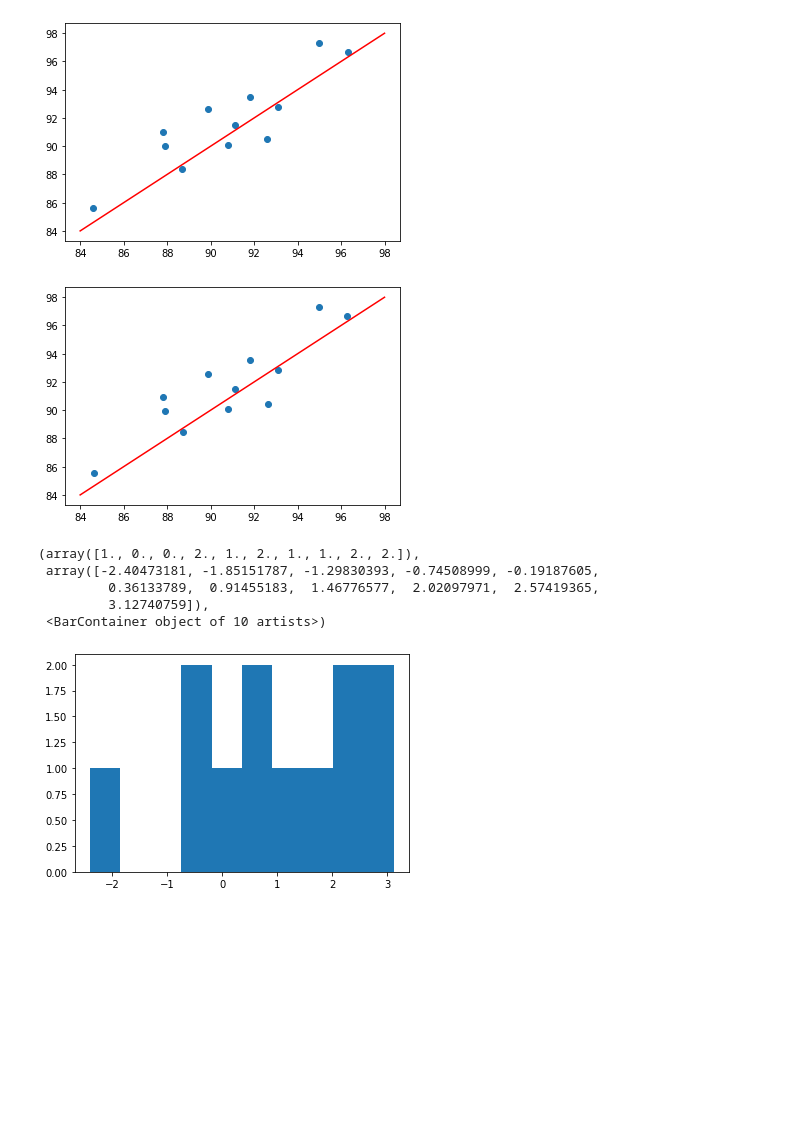
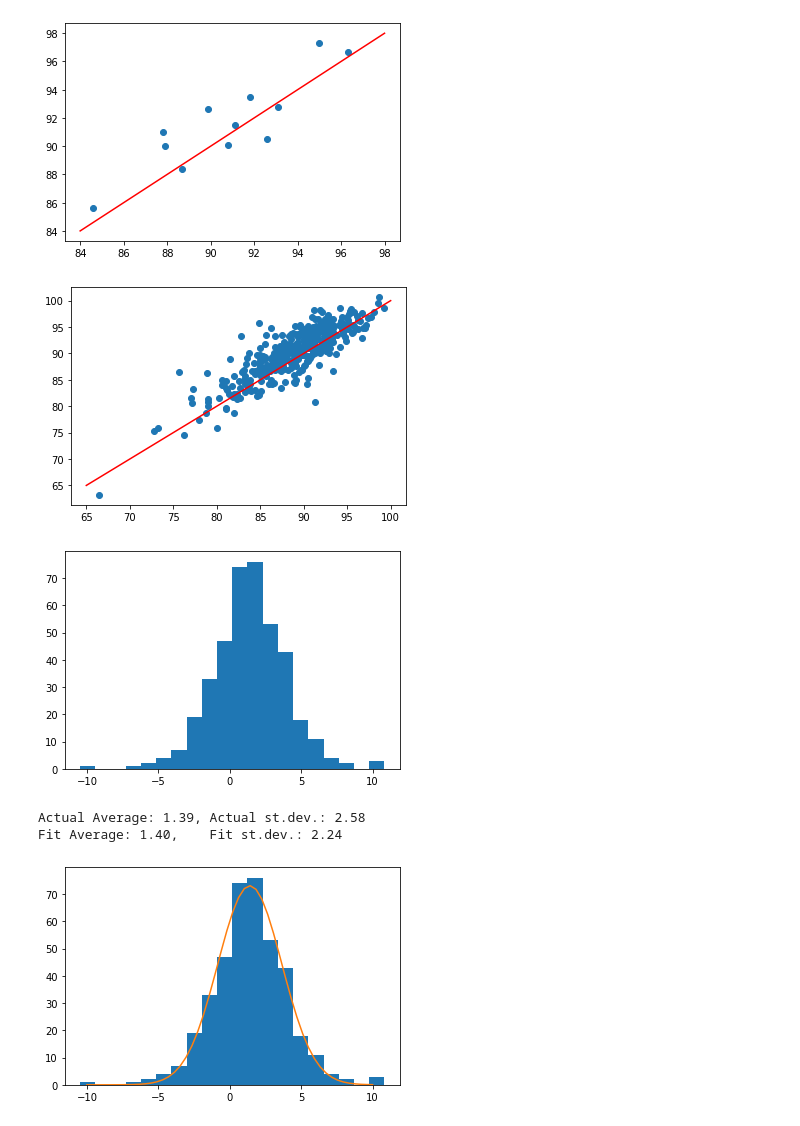
Before and after one commit to peckalec/SiPM-Studies, a Jupyter notebook: ConvertToP2P.ipynb, the cells around one changed output. Drawn from its saved outputs; the diff is of its cells as text; code cells hidden in the pictures; blank space fills up the shorter version.

```diff
--- a/ConvertToP2P.ipynb
+++ b/ConvertToP2P.ipynb
@@ -15,13 +15,13 @@ def waveform(x, C, start, m, end, A, d):
     funclist = [lambda x: C, lambda x: m*x+(C - m*start), lambda x: (A * np.exp(d * x) + (m*end + (C - m*start) - A * np.exp(d*end)))]
     return np.piecewise(x, condlist, funclist)
 # %%
-inputfile = "../CosmicCheck/1.txt"
-outputfile = '../CosmicCheck/P2Ps.txt'
+inputfile = "../TwofoldTrigger/5.txt"
+outputfile = '../TwofoldTrigger/ORtrig300.txt'
 filenumber = 1
-channelnum = [2,3,4] #DRS4 board channel, ranges 1 to 4 -- should be expanded to do multiple channels at once.
-eventview = False
+channelnum = [1,2,3,4] #DRS4 board channel, ranges 1 to 4 -- should be expanded to do multiple channels at once.
+eventview = True
 
-p0=[(),
+p0=[(0,100,1,110,300,-0.01),
     (0,100,1,110,300,-0.01),
     (0,100,1,110,40,-0.01),
     (0,100,1,110,40,-0.01)] #p0:C,start,m,end,A,d -- adjust start and end to match approx time of pulse falling edge
@@ -42,8 +42,8 @@ with open(outputfile, 'w') as w:
         with open(inputfile) as f:                            #modify to iterate through chosen filenames
             current_file = (f.read().split('-- Event'))
 
-        for j in range(1, len(current_file)):                  #iterate through events
-            print(f"Event: {j}",end="\r")
+        for j in range(1, 10):                  #iterate through events
+
             time = np.array([])
             voltage = [np.array([])]*4
             lines = current_file[j].split('\n')
@@ -57,7 +57,7 @@ with open(outputfile, 'w') as w:
                 ax[2].set_title("Ch. 3")
                 ax[3].set_title("Ch. 4")
 
-            for line in lines[4:1028]:                         #iterate through data points
+            for line in lines[6:1028]:                         #iterate through data points
                 values = line.split()
                 time = np.append(time, float(values[2]))
                 for channel in channelnum:
@@ -67,11 +67,12 @@ with open(outputfile, 'w') as w:
             for channel in channelnum:
                 #print(f'Channel Number {channel}')
                 popt, pcov = curve_fit(waveform, time, voltage[channel-1],p0=p0[channel-1],
-                                       maxfev = 10000)#,bounds=([-10,60,0,60,0,-1],[10,140,100,140,3000,0])
+                                       maxfev = 100000)#,bounds=([-10,60,0,60,0,-1],[10,140,100,140,3000,0])
 
                 for i in range(len(time)):
                     if time[i] < popt[1]: startindex = i
                     else: break
+                print(f"Event: {j}, Channel: {channel}, Start Index: {i}",end="\r")
                 chisq = chi2(voltage[channel-1][0:startindex],waveform(time[0:startindex], *popt))
 
                 din[f'ch{channel}_P2P'].append(popt[2]*(popt[3] - popt[1]))
@@ -129,16 +188,37 @@ plt.show()
 [figure]
 # %%
 plt.scatter(dfin.query("ch3_P2P>10 & ch4_P2P>10").ch3_time,dfin.query("ch3_P2P>10 & ch4_P2P>10").ch4_time)
-plt.plot(np.linspace(84,98,20),np.linspace(84,98,20),color="red")
+plt.plot(np.linspace(65,100,2),np.linspace(65,100,2),color="red")
 plt.show()
 # %% [output]
-[figure, old version]
+[figure, new version]
 # %%
-plt.hist(dfin.query("ch3_P2P>10 & ch4_P2P>10").ch4_time-dfin.query("ch3_P2P>10 & ch4_P2P>10").ch3_time)
+count,binedges,bars=plt.hist(dfin.query("ch3_P2P>10 & ch4_P2P>10").ch4_time-dfin.query("ch3_P2P>10 & ch4_P2P>10").ch3_time,20)
 # %% [output]
-(array([1., 0., 0., 2., 1., 2., 1., 1., 2., 2.]),
- array([-2.40473181, -1.85151787, -1.29830393, -0.74508999, -0.19187605,
-         0.36133789,  0.91455183,  1.46776577,  2.02097971,  2.57419365,
-         3.12740759]),
- <BarContainer object of 10 artists>)
-[figure, old version]
+[figure, new version]
+# %%
+def gaus(x, const, mu, sigma):
+    return const* np.exp(-0.5*((x - mu)/sigma)**2)
+
+bincenters = binedges[1:]/2+binedges[:-1]/2
+avg=0
+stdev=0
+for i in range(len(bincenters)):
+    avg +=bincenters[i]*count[i]
+avg = avg/sum(count)
+for i in range(len(bincenters)):
+    stdev +=(bincenters[i]-avg)**2*count[i]
+stdev = np.sqrt(stdev/sum(count))
+
+
+coeff, covar = curve_fit(gaus, bincenters, count)
+print(f"Actual Average: {avg:.2f}, Actual st.dev.: {stdev:.2f}")
+print(f"Fit Average: {coeff[1]:.2f},    Fit st.dev.: {-coeff[2]:.2f}")
+
+plt.hist(dfin.query("ch3_P2P>10 & ch4_P2P>10").ch4_time-dfin.query("ch3_P2P>10 & ch4_P2P>10").ch3_time,20)
+plt.plot(np.linspace(-10,10,50),gaus(np.linspace(-10,10,50),coeff[0],coeff[1],coeff[2]))
+plt.show()
+# %% [output]
+Actual Average: 1.39, Actual st.dev.: 2.58
+Fit Average: 1.40,    Fit st.dev.: 2.24
+[figure, added]
```
Also changed, not shown: parts of 3 cells of this notebook.
